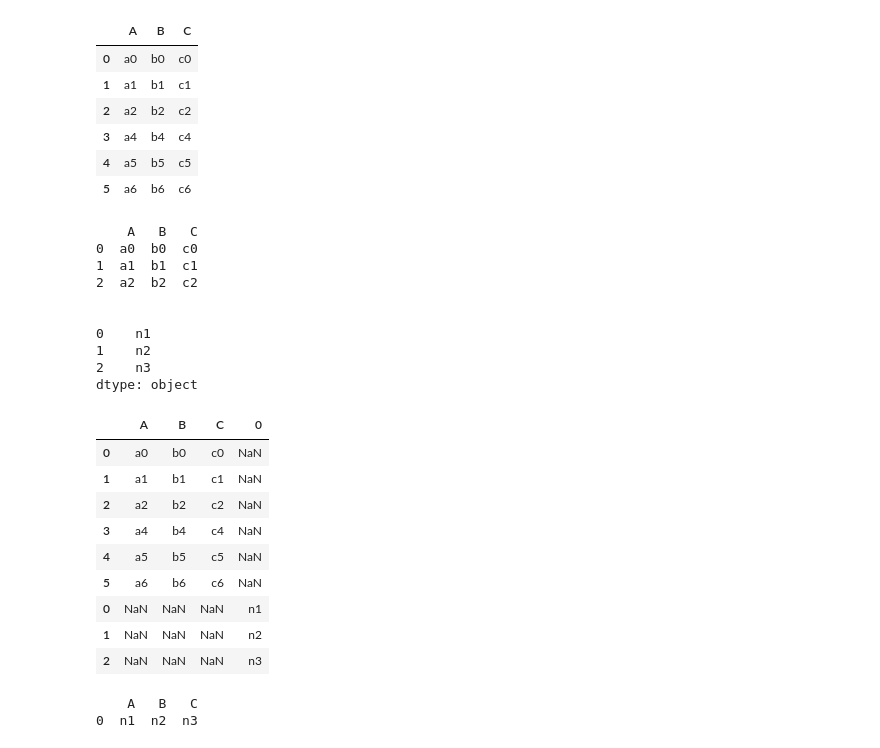
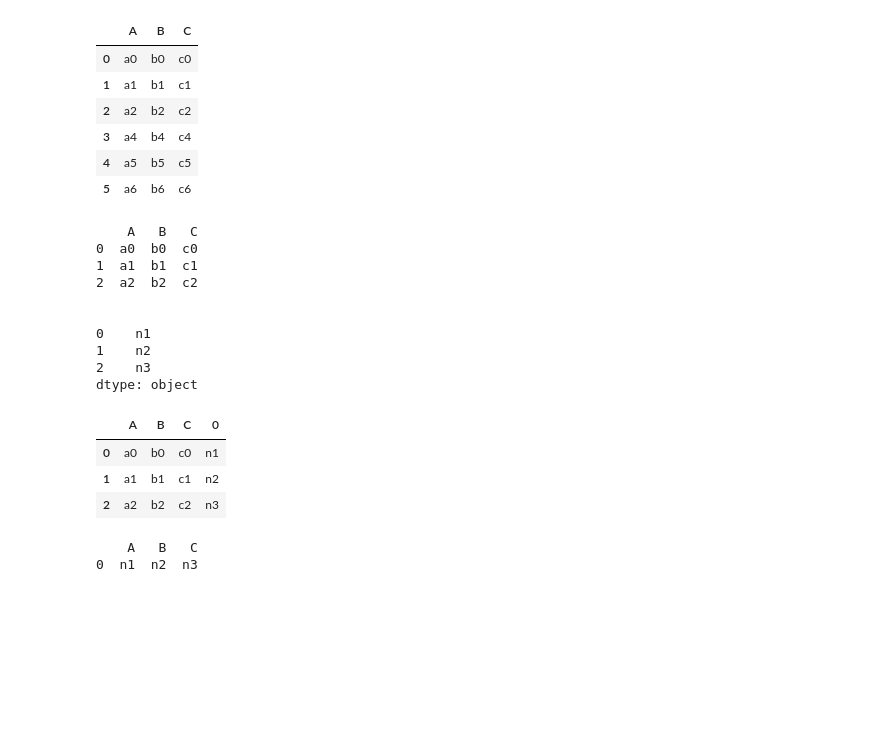
Before and after one commit to novoodi/python_basic_2, a Jupyter notebook: ch08_update_class.ipynb, the cells around one changed output. Saved outputs shown, nothing was run; the diff lists cells and outputs as text; code cells hidden in the pictures; blank space fills up the shorter version.

```diff
--- a/ch08_update_class.ipynb
+++ b/ch08_update_class.ipynb
@@ -685,32 +687,26 @@ df
 # %%
 # ex 2:  테이터프레임 df1에  시리즈을 수직(행)으로 이어붙이기
 print(df1,"\n\n")
 ## 1. 시리즈 생성
 s1 = pd.Series(['n1', 'n2', 'n3'])
 print(s1)
 ## 2. 데이터프레임에 시리즈 추가
-pd.concat([df, s1], axis="index")
+pd.concat([df1, s1], axis=1)
 # %% [output]
     A   B   C
 0  a0  b0  c0
 1  a1  b1  c1
 2  a2  b2  c2
 
 
 0    n1
 1    n2
 2    n3
 dtype: object
 |  | A | B | C | 0 |
-| 0 | a0 | b0 | c0 | NaN |
-| 1 | a1 | b1 | c1 | NaN |
-| 2 | a2 | b2 | c2 | NaN |
-| 3 | a4 | b4 | c4 | NaN |
-| 4 | a5 | b5 | c5 | NaN |
-| 5 | a6 | b6 | c6 | NaN |
-| 0 | NaN | NaN | NaN | n1 |
-| 1 | NaN | NaN | NaN | n2 |
-| 2 | NaN | NaN | NaN | n3 |
+| 0 | a0 | b0 | c0 | n1 |
+| 1 | a1 | b1 | c1 | n2 |
+| 2 | a2 | b2 | c2 | n3 |
 # %%
 ## 3. 시리즈을 데이터프레임으로 변환
 row_s1 = pd.DataFrame(data=[['n1', 'n2', 'n3']], columns=['A', 'B', 'C'])
```
Also changed, not shown: parts of 27 cells of this notebook, 1 other file.
